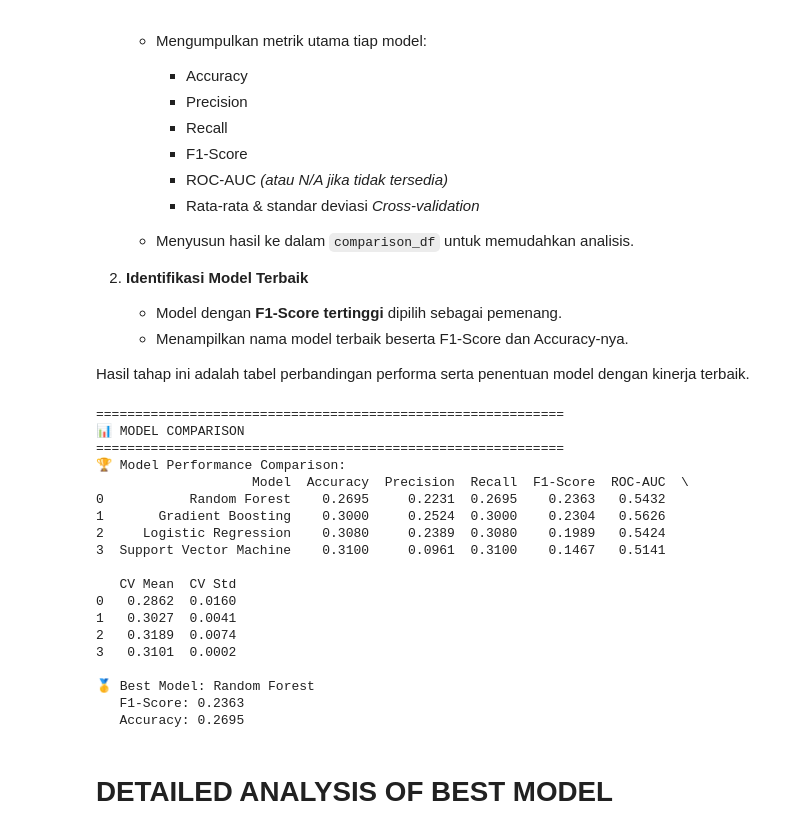
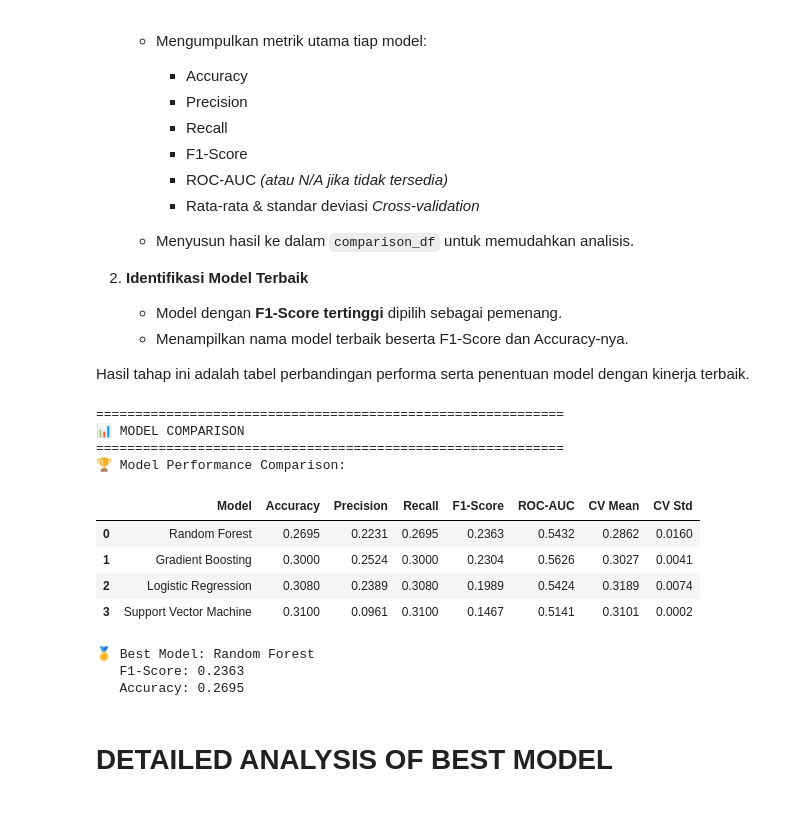
Before and after one commit to Fzz90/proj_AI_Assistant_Usage, a Jupyter notebook: notebooks/03_classification_analysis.ipynb, the cells around one changed output. Drawn from its saved outputs; the diff is of its cells as text; code cells hidden in the pictures.

```diff
--- a/notebooks/03_classification_analysis.ipynb
+++ b/notebooks/03_classification_analysis.ipynb
@@ -422,51 +465,48 @@ print("\n" + "="*60)
 print("📊 MODEL COMPARISON")
 print("="*60)
 
 # Create comparison DataFrame
 comparison_data = []
 for name, results in model_results.items():
     comparison_data.append({
         'Model': name,
         'Accuracy': results['accuracy'],
         'Precision': results['precision'],
         'Recall': results['recall'],
         'F1-Score': results['f1_score'],
-        'ROC-AUC': results['roc_auc'] if results['roc_auc'] else 'N/A',
+        'ROC-AUC': results['roc_auc'] if results['roc_auc'] else np.nan,
         'CV Mean': results['cv_mean'],
         'CV Std': results['cv_std']
     })
 
 comparison_df = pd.DataFrame(comparison_data)
+
+# Urutkan berdasarkan F1-Score tertinggi
+comparison_df = comparison_df.sort_values(by="F1-Score", ascending=False).reset_index(drop=True)
+
 print("🏆 Model Performance Comparison:")
-print(comparison_df.round(4))
+display(comparison_df.round(4))
 
 # Find best model
-best_model_name = comparison_df.loc[comparison_df['F1-Score'].idxmax(), 'Model']
+best_model_name = comparison_df.loc[0, 'Model']
 best_model_results = model_results[best_model_name]
 
 print(f"\n🥇 Best Model: {best_model_name}")
 print(f"   F1-Score: {best_model_results['f1_score']:.4f}")
 print(f"   Accuracy: {best_model_results['accuracy']:.4f}")
 # %% [output]
 ============================================================
 📊 MODEL COMPARISON
 ============================================================
 🏆 Model Performance Comparison:
-                    Model  Accuracy  Precision  Recall  F1-Score  ROC-AUC  \
-0           Random Forest    0.2695     0.2231  0.2695    0.2363   0.5432
-1       Gradient Boosting    0.3000     0.2524  0.3000    0.2304   0.5626
-2     Logistic Regression    0.3080     0.2389  0.3080    0.1989   0.5424
-3  Support Vector Machine    0.3100     0.0961  0.3100    0.1467   0.5141
-
-   CV Mean  CV Std
-0   0.2862  0.0160
-1   0.3027  0.0041
-2   0.3189  0.0074
-3   0.3101  0.0002
-
-🥇 Best Model: Random Forest
-   F1-Score: 0.2363
-   Accuracy: 0.2695
+|  | Model | Accuracy | Precision | Recall | F1-Score | ROC-AUC | CV Mean | CV Std |
+| 0 | Random Forest | 0.2695 | 0.2231 | 0.2695 | 0.2363 | 0.5432 | 0.2862 | 0.0160 |
+| 1 | Gradient Boosting | 0.3000 | 0.2524 | 0.3000 | 0.2304 | 0.5626 | 0.3027 | 0.0041 |
+| 2 | Logistic Regression | 0.3080 | 0.2389 | 0.3080 | 0.1989 | 0.5424 | 0.3189 | 0.0074 |
+| 3 | Support Vector Machine | 0.3100 | 0.0961 | 0.3100 | 0.1467 | 0.5141 | 0.3101 | 0.0002 |
+🥇 Best Model: Random Forest
+   F1-Score: 0.2363
+   Accuracy: 0.2695
 # %% [markdown]
 # **DETAILED ANALYSIS OF BEST MODEL**
 # %% [markdown]
```
Also changed, not shown: parts of 12 cells of this notebook.
